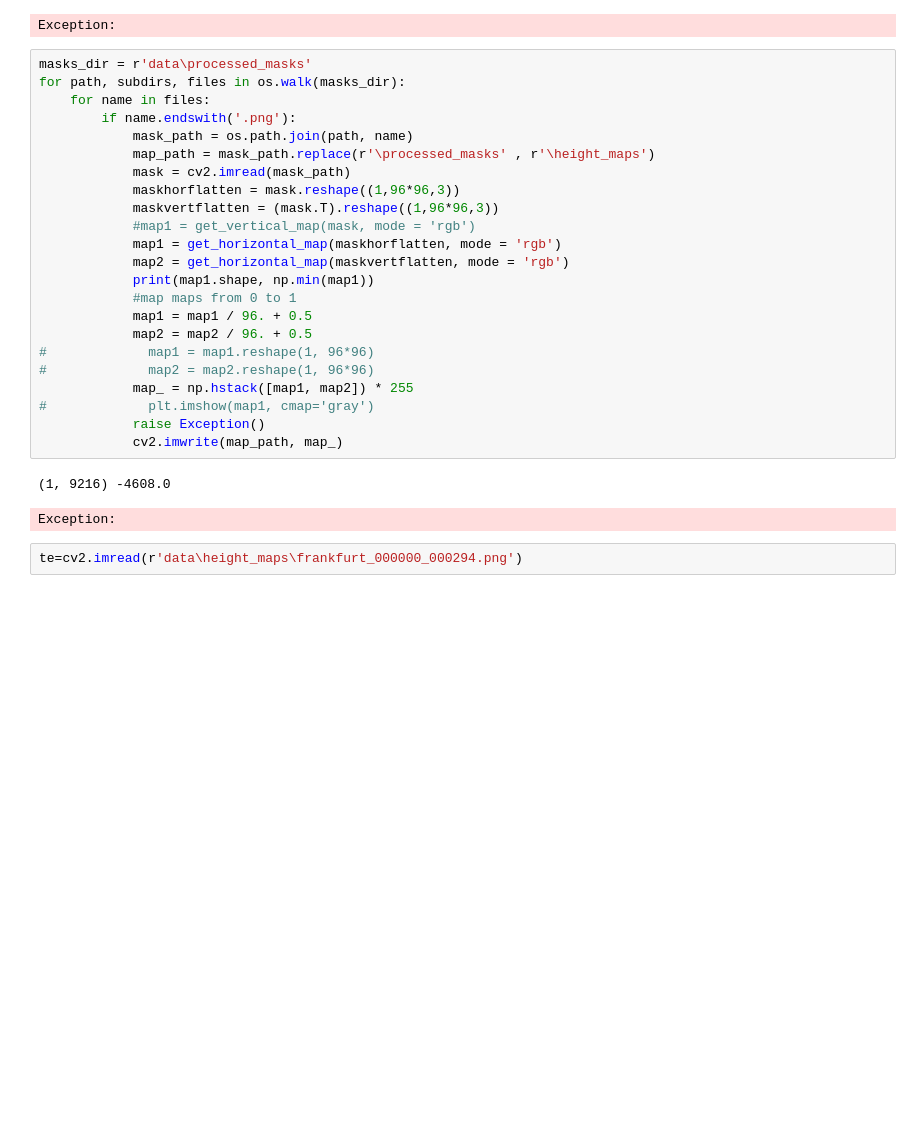
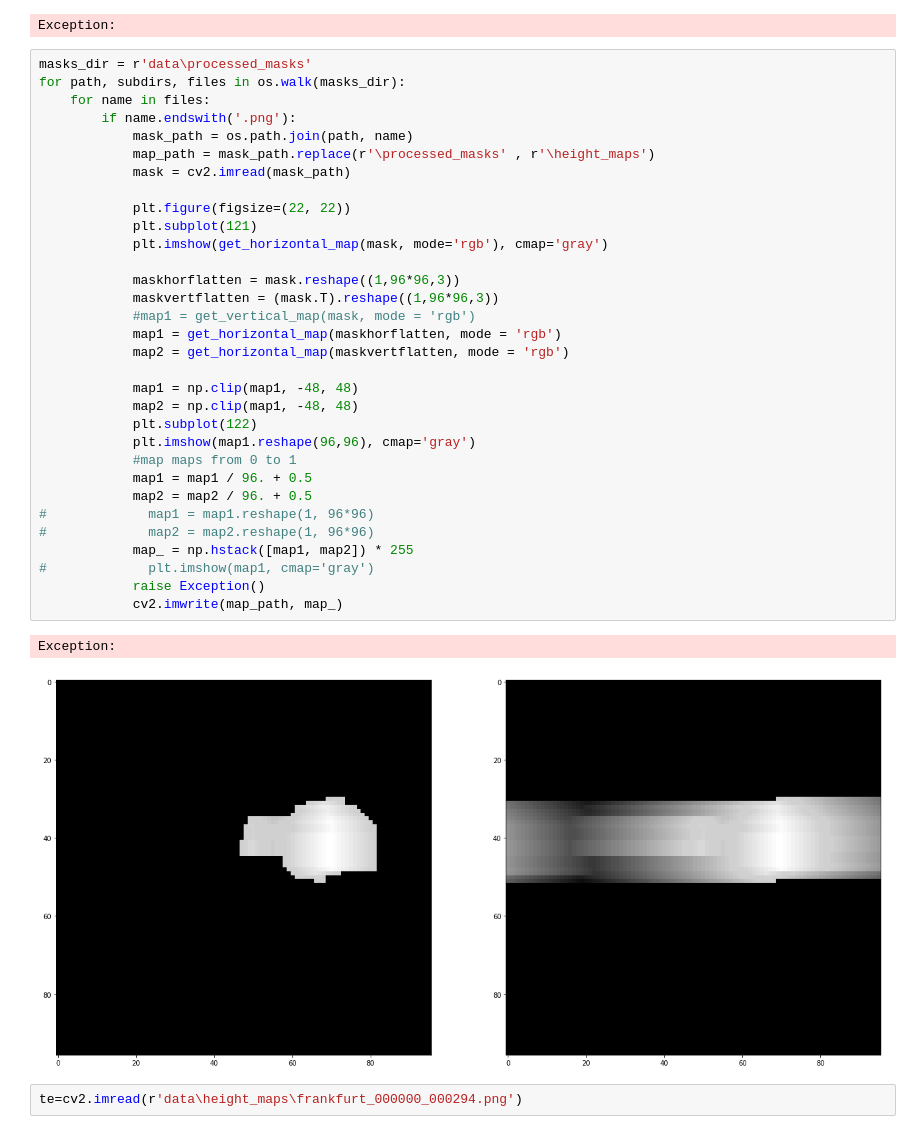
Before and after one commit to lebionick/image_processing, a Jupyter notebook: maslovich_n_r/Homework pt.1.ipynb, the cells around one changed output. Drawn from its saved outputs; the diff is of its cells as text; blank space fills up the shorter version.

```diff
--- a/maslovich_n_r/Homework pt.1.ipynb
+++ b/maslovich_n_r/Homework pt.1.ipynb
@@ -239,29 +239,38 @@ Exception:
 # %%
 masks_dir = r'data\processed_masks'
 for path, subdirs, files in os.walk(masks_dir):
     for name in files:
         if name.endswith('.png'):
             mask_path = os.path.join(path, name)
             map_path = mask_path.replace(r'\processed_masks' , r'\height_maps')
             mask = cv2.imread(mask_path)
+
+            plt.figure(figsize=(22, 22))
+            plt.subplot(121)
+            plt.imshow(get_horizontal_map(mask, mode='rgb'), cmap='gray')
+
             maskhorflatten = mask.reshape((1,96*96,3))
             maskvertflatten = (mask.T).reshape((1,96*96,3))
             #map1 = get_vertical_map(mask, mode = 'rgb')
             map1 = get_horizontal_map(maskhorflatten, mode = 'rgb')
             map2 = get_horizontal_map(maskvertflatten, mode = 'rgb')
-            print(map1.shape, np.min(map1))
+
+            map1 = np.clip(map1, -48, 48)
+            map2 = np.clip(map1, -48, 48)
+            plt.subplot(122)
+            plt.imshow(map1.reshape(96,96), cmap='gray')
             #map maps from 0 to 1
             map1 = map1 / 96. + 0.5
             map2 = map2 / 96. + 0.5
 #             map1 = map1.reshape(1, 96*96)
 #             map2 = map2.reshape(1, 96*96)
             map_ = np.hstack([map1, map2]) * 255
 #             plt.imshow(map1, cmap='gray')
             raise Exception()
             cv2.imwrite(map_path, map_)
 # %% [output]
-(1, 9216) -4608.0
+Exception:
-Exception:
+[figure, added]
 # %%
 te=cv2.imread(r'data\height_maps\frankfurt_000000_000294.png')
 # %%
```
